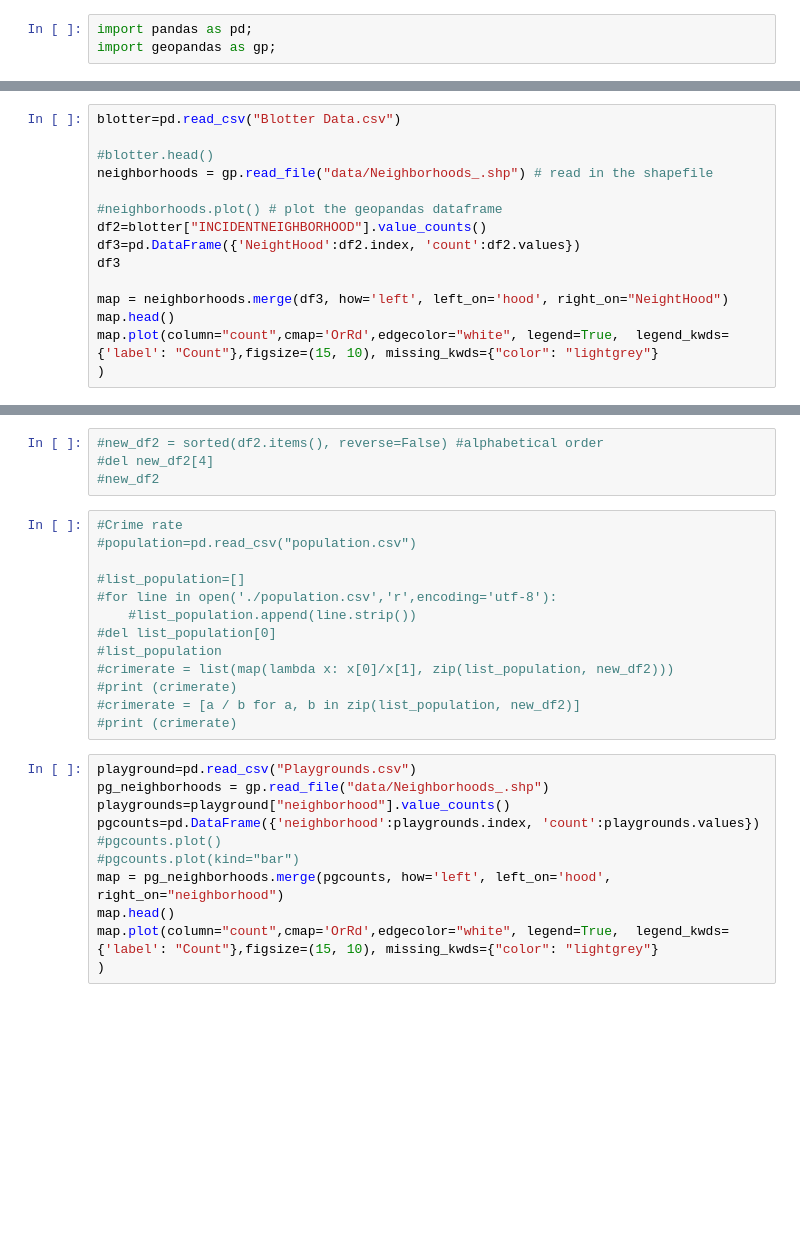
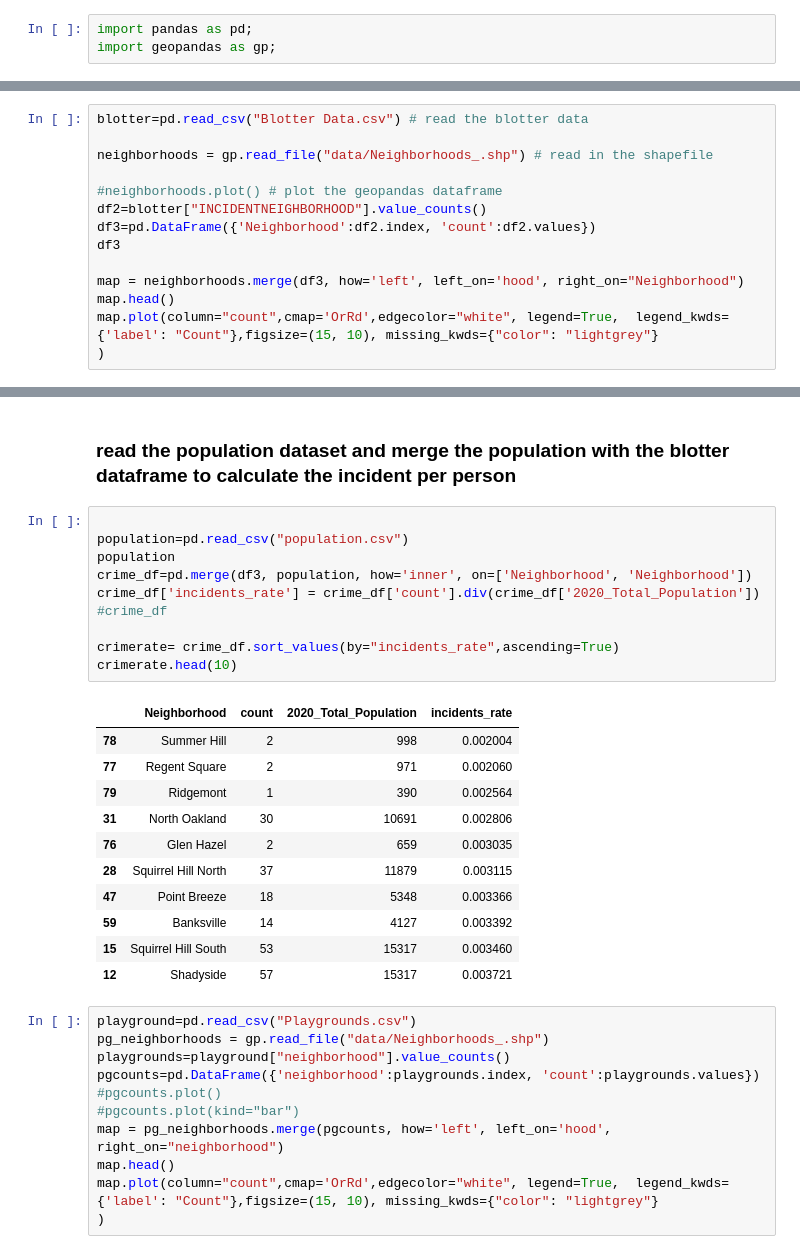
Before and after one commit to rucNick/cmpinf0010__final-project, a Jupyter notebook: project.ipynb, the cells around one changed output, grey strips where cells are left out. Cells and saved outputs as stored; diff of their text form; blank space fills up the shorter version.

```diff
--- a/project.ipynb
+++ b/project.ipynb
@@ -4,15 +26,14 @@ import geopandas as gp;
 # %%
-blotter=pd.read_csv("Blotter Data.csv")
+blotter=pd.read_csv("Blotter Data.csv") # read the blotter data
 
-#blotter.head()
 neighborhoods = gp.read_file("data/Neighborhoods_.shp") # read in the shapefile
 
 #neighborhoods.plot() # plot the geopandas dataframe
 df2=blotter["INCIDENTNEIGHBORHOOD"].value_counts()
-df3=pd.DataFrame({'NeightHood':df2.index, 'count':df2.values})
+df3=pd.DataFrame({'Neighborhood':df2.index, 'count':df2.values})
 df3
 
-map = neighborhoods.merge(df3, how='left', left_on='hood', right_on="NeightHood")
+map = neighborhoods.merge(df3, how='left', left_on='hood', right_on="Neighborhood")
 map.head()
 map.plot(column="count",cmap='OrRd',edgecolor="white", legend=True,  legend_kwds={'label': "Count"},figsize=(15, 10), missing_kwds={"color": "lightgrey"}
 )
@@ -33,21 +42,28 @@ map.plot(column="count",cmap='OrRd',edgecolor="white", legend=True,  legend_kwds
 [figure]
-# %%
-#new_df2 = sorted(df2.items(), reverse=False) #alphabetical order
-#del new_df2[4]
-#new_df2
-# %%
-#Crime rate
-#population=pd.read_csv("population.csv")
-
-#list_population=[]
-#for line in open('./population.csv','r',encoding='utf-8'):
-    #list_population.append(line.strip())
-#del list_population[0]
-#list_population
-#crimerate = list(map(lambda x: x[0]/x[1], zip(list_population, new_df2)))
-#print (crimerate)
-#crimerate = [a / b for a, b in zip(list_population, new_df2)]
-#print (crimerate)
+# %% [markdown]
+### read the population dataset and merge the population with the blotter dataframe to calculate the incident per person
+# %%
+
+population=pd.read_csv("population.csv")
+population
+crime_df=pd.merge(df3, population, how='inner', on=['Neighborhood', 'Neighborhood'])
+crime_df['incidents_rate'] = crime_df['count'].div(crime_df['2020_Total_Population'])
+#crime_df
+
+crimerate= crime_df.sort_values(by="incidents_rate",ascending=True)
+crimerate.head(10)
+# %% [output]
+|  | Neighborhood | count | 2020_Total_Population | incidents_rate |
+| 78 | Summer Hill | 2 | 998 | 0.002004 |
+| 77 | Regent Square | 2 | 971 | 0.002060 |
+| 79 | Ridgemont | 1 | 390 | 0.002564 |
+| 31 | North Oakland | 30 | 10691 | 0.002806 |
+| 76 | Glen Hazel | 2 | 659 | 0.003035 |
+| 28 | Squirrel Hill North | 37 | 11879 | 0.003115 |
+| 47 | Point Breeze | 18 | 5348 | 0.003366 |
+| 59 | Banksville | 14 | 4127 | 0.003392 |
+| 15 | Squirrel Hill South | 53 | 15317 | 0.003460 |
+| 12 | Shadyside | 57 | 15317 | 0.003721 |
 # %%
 playground=pd.read_csv("Playgrounds.csv")
 pg_neighborhoods = gp.read_file("data/Neighborhoods_.shp")
```
Also changed, not shown: parts of 5 cells of this notebook.
